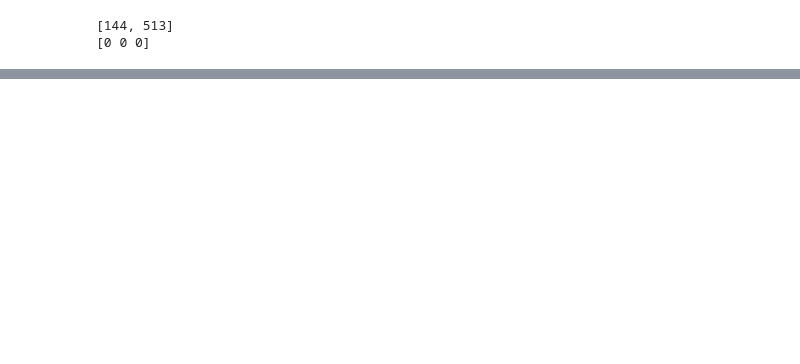
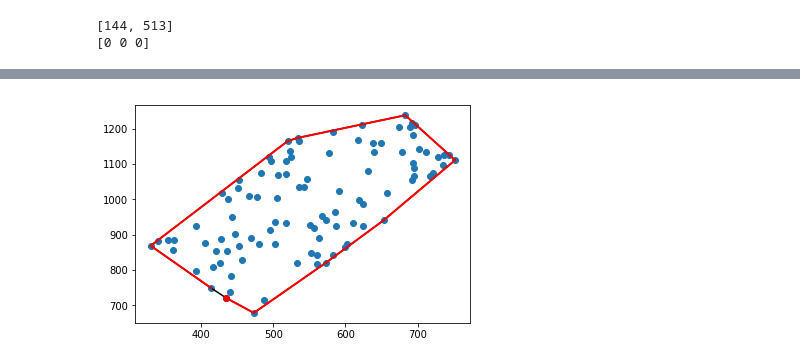
Before and after one commit to jameslee5656/LearningOpencv, a Jupyter notebook: Laptop-9-15/Graph processing-2.ipynb, the cells around one changed output, grey strips where cells are left out. Saved outputs shown, nothing was run; the diff lists cells and outputs as text; code cells hidden in the pictures; blank space fills up the shorter version.

```diff
--- a/Laptop-9-15/Graph processing-2.ipynb
+++ b/Laptop-9-15/Graph processing-2.ipynb
@@ -68,0 +94,15 @@ for
+# %%
+from scipy.spatial import ConvexHull
+
+trainingset = np.array(trainingset)#must be np array
+plt.plot(trainingset[:,0], trainingset[:,1], 'o')
+
+hull = ConvexHull(trainingset)
+for simplex in hull.simplices:
+    plt.plot(trainingset[simplex,0], trainingset[simplex, 1], 'k-')
+
+plt.plot(trainingset[hull.vertices,0], trainingset[hull.vertices,1], 'r-', lw=2)
+plt.plot(trainingset[hull.vertices[0],0], trainingset[hull.vertices[0],1], 'ro')
+plt.show()
+# %% [output]
+[figure, added]
```
Also changed, not shown: parts of 2 cells of this notebook.
